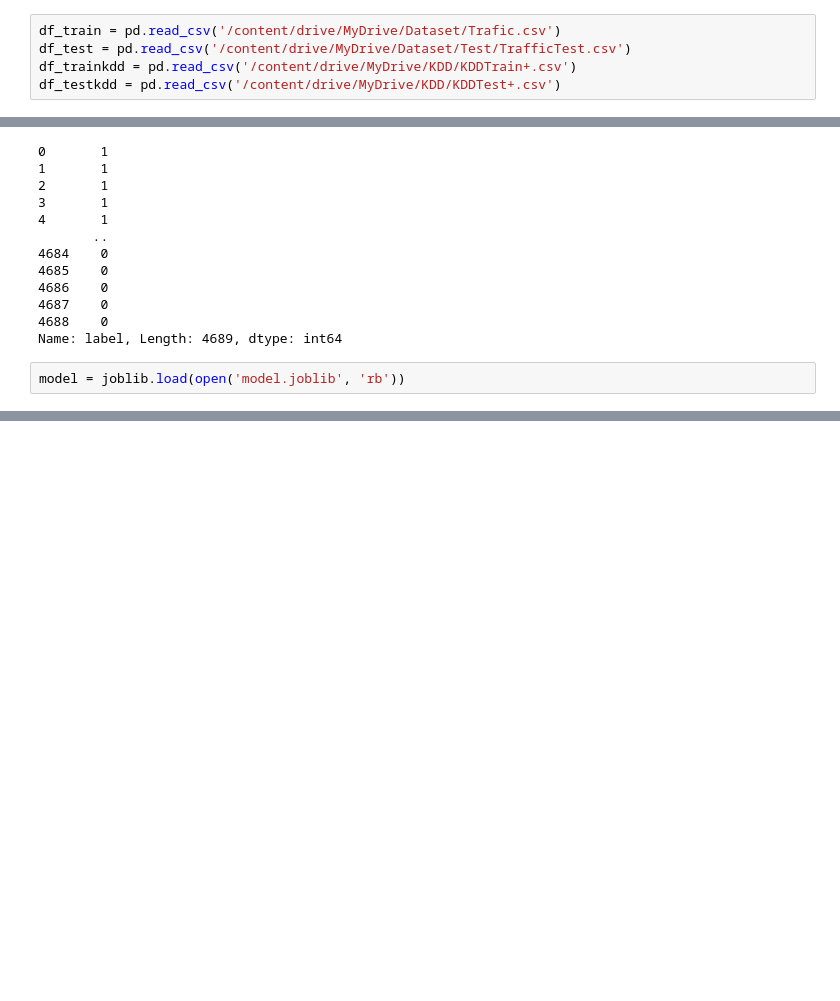
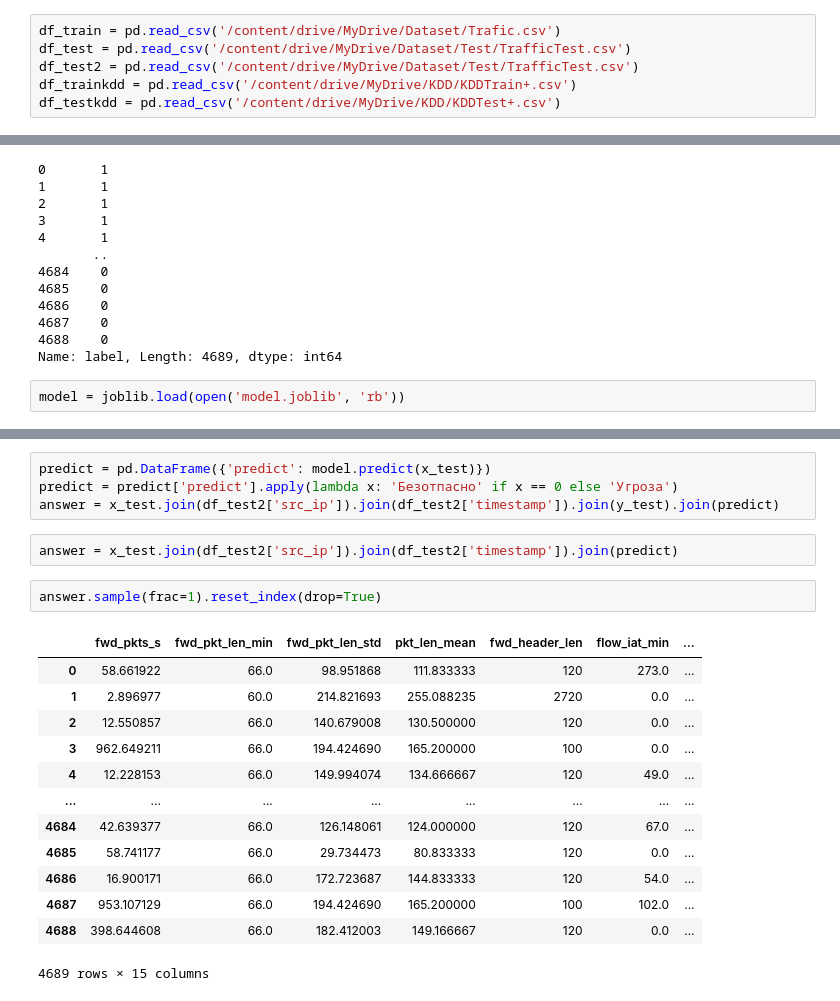
Before and after one commit to Vasko73232/-SOC-, a Jupyter notebook: FinalDataset.ipynb, the cells around one changed output, grey strips where cells are left out. Drawn from its saved outputs; the diff is of its cells as text; blank space fills up the shorter version.

```diff
--- a/FinalDataset.ipynb
+++ b/FinalDataset.ipynb
@@ -40,6 +22,7 @@ from sklearn.metrics import f1_score
 # %%
 df_train = pd.read_csv('/content/drive/MyDrive/Dataset/Trafic.csv')
 df_test = pd.read_csv('/content/drive/MyDrive/Dataset/Test/TrafficTest.csv')
+df_test2 = pd.read_csv('/content/drive/MyDrive/Dataset/Test/TrafficTest.csv')
 df_trainkdd = pd.read_csv('/content/drive/MyDrive/KDD/KDDTrain+.csv')
 df_testkdd = pd.read_csv('/content/drive/MyDrive/KDD/KDDTest+.csv')
 # %%
@@ -766,0 +772,22 @@ answer
+# %%
+predict = pd.DataFrame({'predict': model.predict(x_test)})
+predict = predict['predict'].apply(lambda x: 'Безотпасно' if x == 0 else 'Угроза')
+answer = x_test.join(df_test2['src_ip']).join(df_test2['timestamp']).join(y_test).join(predict)
+# %%
+answer = x_test.join(df_test2['src_ip']).join(df_test2['timestamp']).join(predict)
+# %%
+answer.sample(frac=1).reset_index(drop=True)
+# %% [output]
+|  | fwd_pkts_s | fwd_pkt_len_min | fwd_pkt_len_std | pkt_len_mean | fwd_header_len | flow_iat_min | ... |
+| 0 | 58.661922 | 66.0 | 98.951868 | 111.833333 | 120 | 273.0 | ... |
+| 1 | 2.896977 | 60.0 | 214.821693 | 255.088235 | 2720 | 0.0 | ... |
+| 2 | 12.550857 | 66.0 | 140.679008 | 130.500000 | 120 | 0.0 | ... |
+| 3 | 962.649211 | 66.0 | 194.424690 | 165.200000 | 100 | 0.0 | ... |
+| 4 | 12.228153 | 66.0 | 149.994074 | 134.666667 | 120 | 49.0 | ... |
+| ... | ... | ... | ... | ... | ... | ... | ... |
+| 4684 | 42.639377 | 66.0 | 126.148061 | 124.000000 | 120 | 67.0 | ... |
+| 4685 | 58.741177 | 66.0 | 29.734473 | 80.833333 | 120 | 0.0 | ... |
+| 4686 | 16.900171 | 66.0 | 172.723687 | 144.833333 | 120 | 54.0 | ... |
+| 4687 | 953.107129 | 66.0 | 194.424690 | 165.200000 | 100 | 102.0 | ... |
+| 4688 | 398.644608 | 66.0 | 182.412003 | 149.166667 | 120 | 0.0 | ... |
+4689 rows × 15 columns
```
Also changed, not shown: parts of 20 cells of this notebook.
